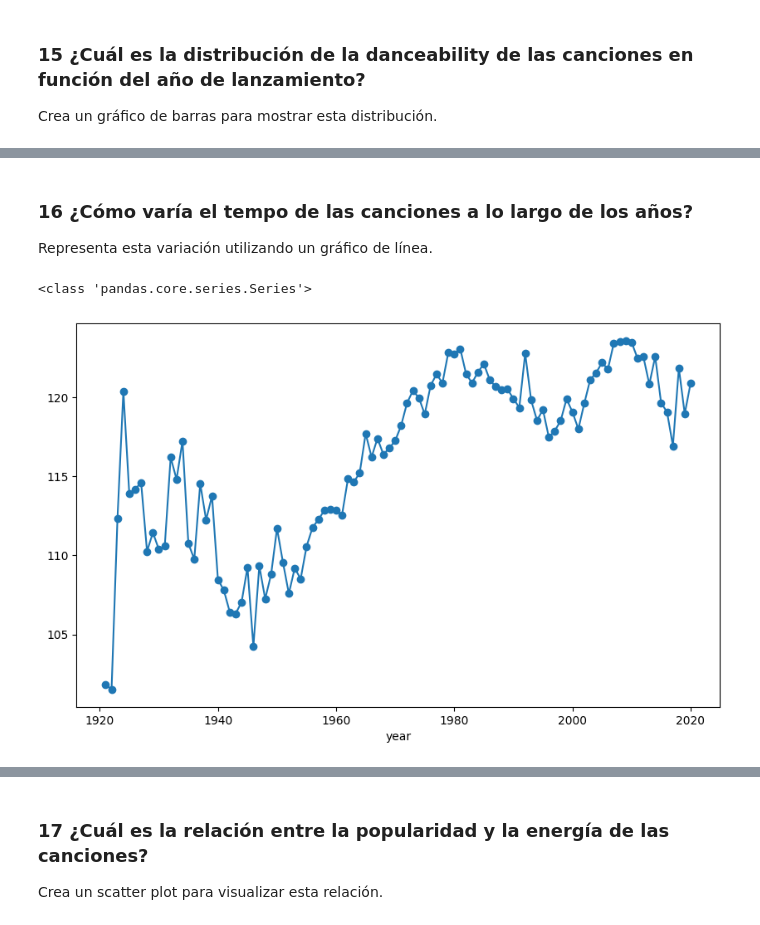
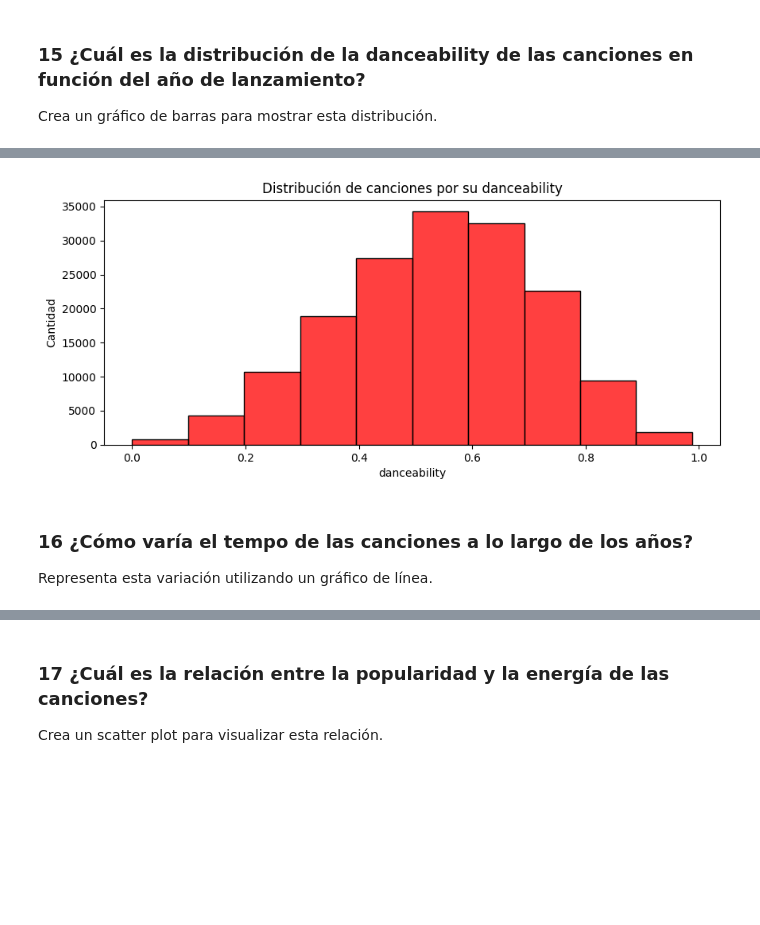
Before and after one commit to Horaciomb/UPB_Herramientas_Basicas_Visualizacion_Datoss_, a Jupyter notebook: Trabajo_Final/Trabajo_final.ipynb, the cells around one changed output, grey strips where cells are left out. Saved outputs shown, nothing was run; the diff lists cells and outputs as text; code cells hidden in the pictures; blank space fills up the shorter version.

```diff
--- a/Trabajo_Final/Trabajo_final.ipynb
+++ b/Trabajo_Final/Trabajo_final.ipynb
@@ -378,10 +412,15 @@ Con esto podemos ver la cantidad de distribución de canciones por su danceabili
+# %%
+plt.figure(figsize=(10,4))
+sns.histplot(data=df,x='danceability',bins=10,color='red')
+plt.title("Distribución de canciones por su danceability")
+plt.ylabel("Cantidad")
+plt.show()
+# %% [output]
+[figure, added]
 # %% [markdown]
 ### 16 ¿Cómo varía el tempo de las canciones a lo largo de los años?
 Representa esta variación utilizando un gráfico de línea.
 # %%
-tempo_promedio_por_ano = df.groupby('year')['tempo'].mean()
-tempo_promedio_por_ano.plot(kind='line', figsize=(10, 6), marker='o')
-print(type(tempo_promedio_por_ano))
+# tempo_promedio_por_ano = df.groupby('year')['tempo'].mean()
+# tempo_promedio_por_ano.plot(kind='line', figsize=(10, 6), marker='o')
+# print(type(tempo_promedio_por_ano))
-# %% [output]
-<class 'pandas.core.series.Series'>
-[figure, removed]
```
Also changed, not shown: parts of 19 cells of this notebook.
